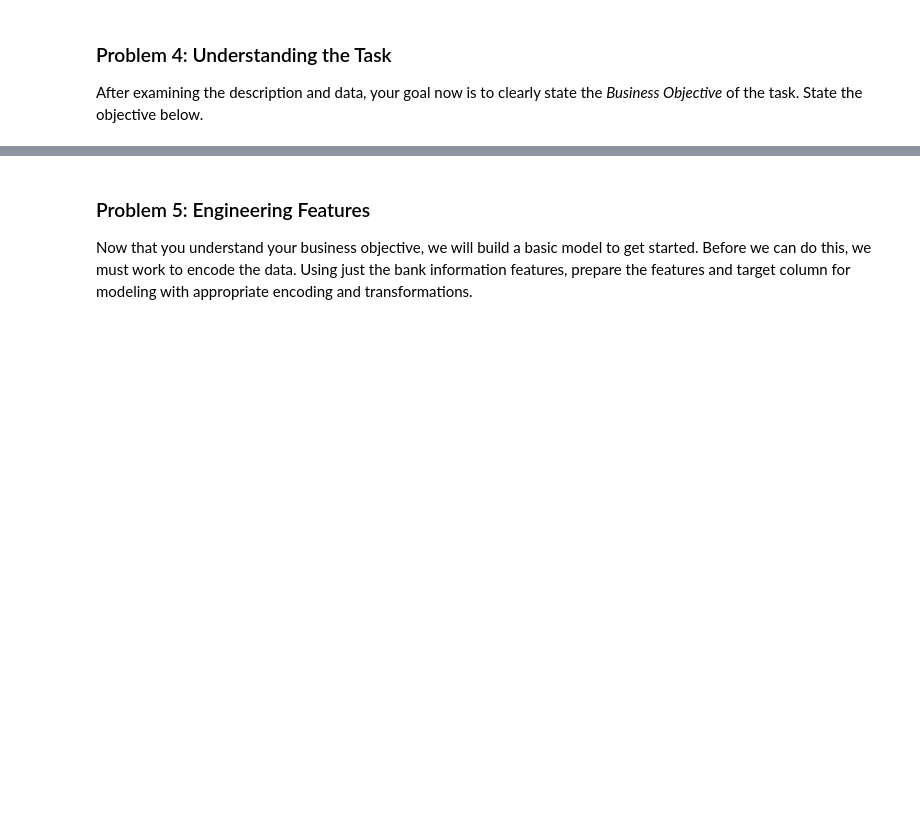
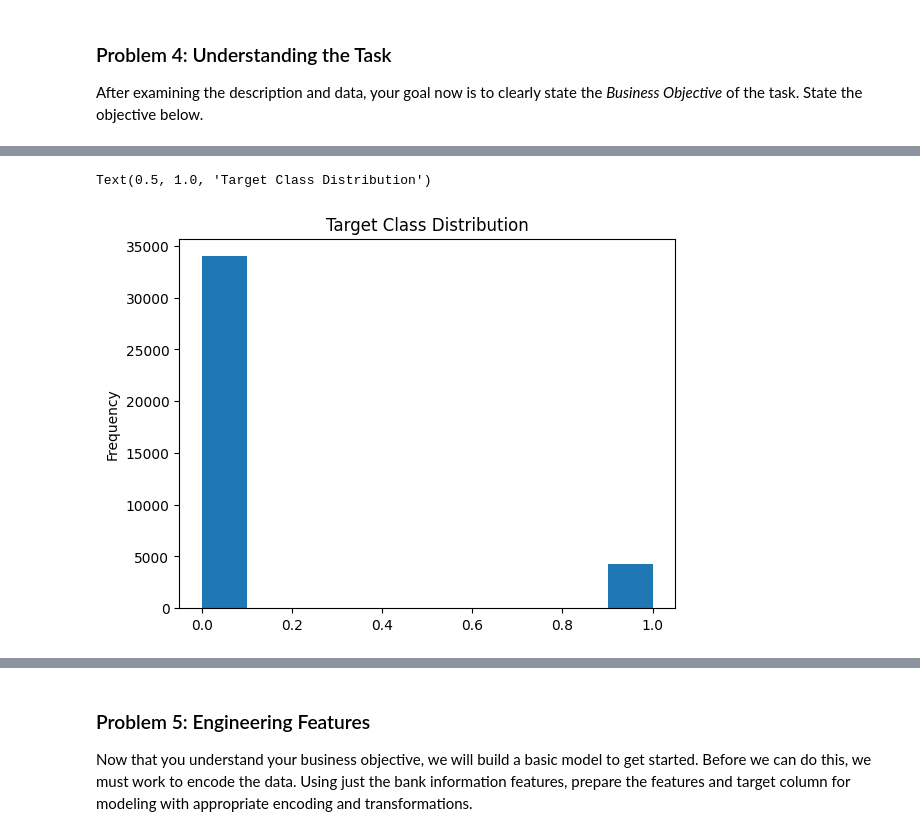
Before and after one commit to pasmith/ucb-mlai-mod-17, a Jupyter notebook: prompt_III.ipynb, the cells around one changed output, grey strips where cells are left out. Drawn from its saved outputs; the diff is of its cells as text; code cells hidden in the pictures; blank space fills up the shorter version.

```diff
--- a/prompt_III.ipynb
+++ b/prompt_III.ipynb
@@ -190,0 +224,7 @@ After examining the description and data, your goal now is to clearly state the
+# %%
+# distribution of target classes: heavily skewed
+X.y.plot(kind='hist')
+plt.title('Target Class Distribution')
+# %% [output]
+Text(0.5, 1.0, 'Target Class Distribution')
+[figure, added]
```
Also changed, not shown: parts of 33 cells of this notebook, 1 other file.
